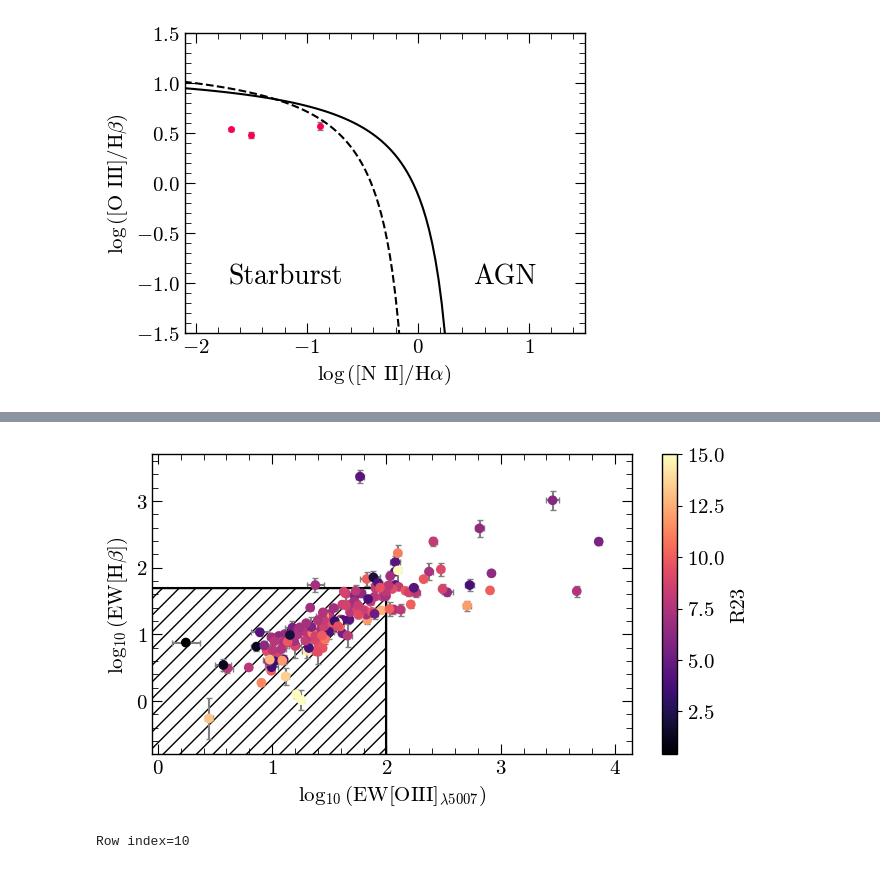
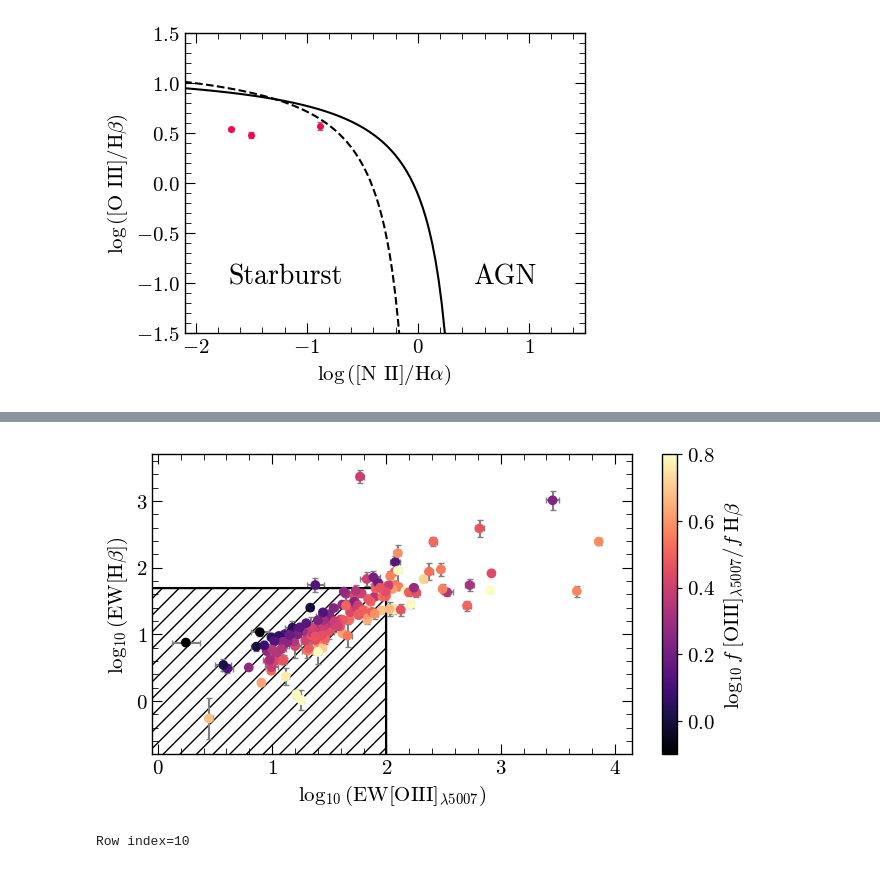
Before and after one commit to 0hardytom/eelgs, a Jupyter notebook: notebooks/xmas/catalogue_analysis/analysis.ipynb, the cells around one changed output, grey strips where cells are left out. Cells and saved outputs as stored; diff of their text form; code cells hidden in the pictures.

Commit message:
more IR plots

```diff
--- a/notebooks/xmas/catalogue_analysis/analysis.ipynb
+++ b/notebooks/xmas/catalogue_analysis/analysis.ipynb
@@ -272,27 +272,28 @@ Table length=38
 # %%
 fig, ax = pf.create_plot((6,3))
 err_x = 0.434*(tab['oiii5007_ew_err']/(tab['oiii5007_ew']))
 err_y = 0.434*np.abs(tab['hbeta_ew_err']/(tab['hbeta_ew']))
 
+oiiihbeta = np.log10(tab['oiii5007_flux']/tab['hbeta_flux'])
 
 ax.errorbar(np.log10(tab['oiii5007_ew']),np.log10(tab['hbeta_ew']), yerr= err_y, xerr=err_x, fmt='o', ecolor='gray', capsize=2, mfc='none', mec='none')
-cbar = ax.scatter(np.log10(tab['oiii5007_ew']),np.log10(tab['hbeta_ew']), c=tab['R23'], zorder=10, cmap='magma', vmax=15)
-plt.colorbar(cbar, label='R23')
+cbar = ax.scatter(np.log10(tab['oiii5007_ew']),np.log10(tab['hbeta_ew']), c=oiiihbeta, zorder=10, cmap='magma', vmin=-0.1,vmax=0.8)
+plt.colorbar(cbar, label=r'$\log_{10}f\;$[OIII]$_{\lambda5007}/f\;$H$\beta$')
 
 ax.set_xlabel(r'$\log_{10}($EW[OIII]$_{\lambda5007}$)')
 ax.set_ylabel(r'$\log_{10}($EW[H$\beta$])')
 
 ax.set_xlim(-0.05, 4.15)
 ax.set_ylim(-0.8, 3.7)
 
 ax.vlines(2,-100,np.log10(50),color='k')
 ax.hlines(np.log10(50),-100,2,color='k')
 ax.fill_between([-100,2],-100,np.log10(50), facecolor='white', edgecolor='black', zorder=-10, hatch='//')
 
 pf.fix_plot([ax])
 fig.savefig(f'figs/populations.png', dpi=600, bbox_inches='tight')
 # %% [output]
-[figure, old version]
+[figure, new version]
 # %%
 grapes = tab[(tab['halpha_flux']>0)&(tab['oiii5007_ew']>100)]
 grapes.sort('oiii5007_flux')
```
Also changed, not shown: parts of 5 cells of this notebook, 3 other files.
